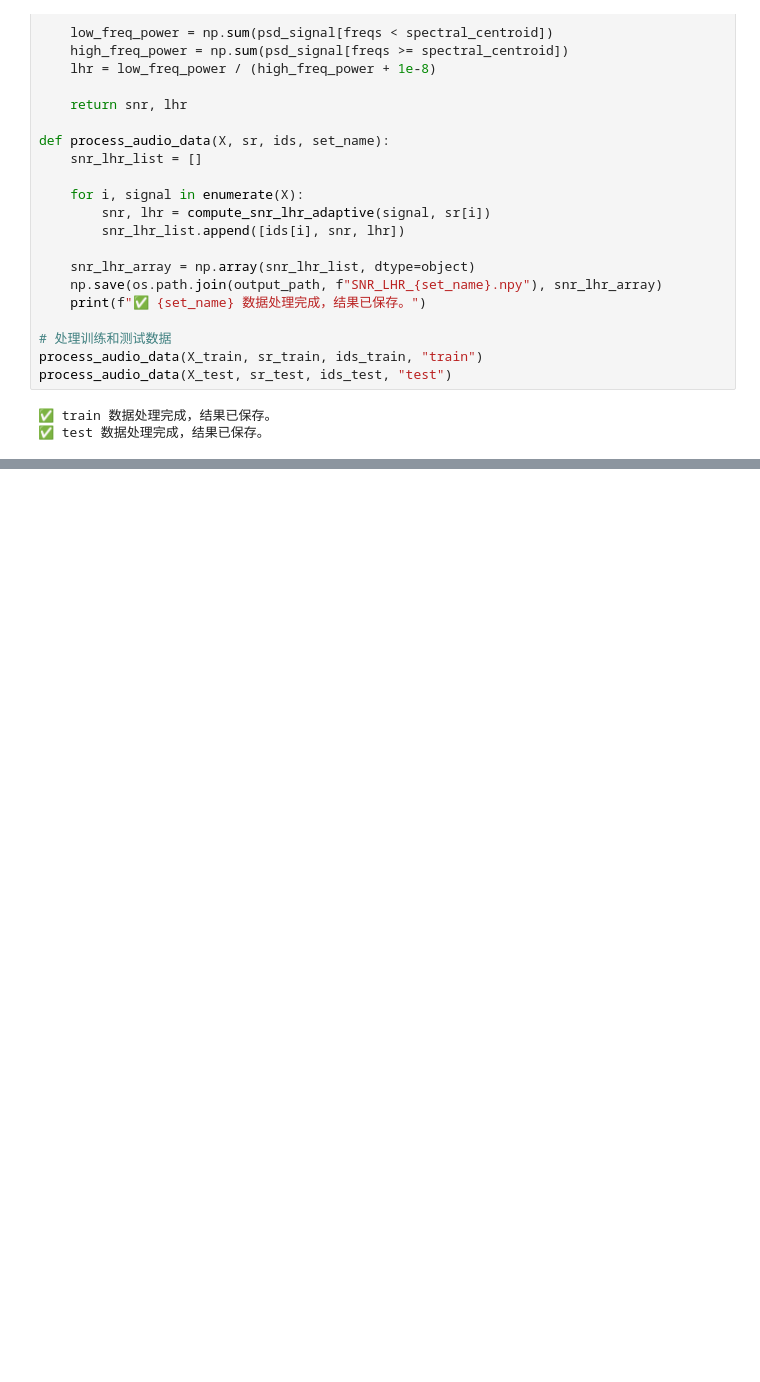
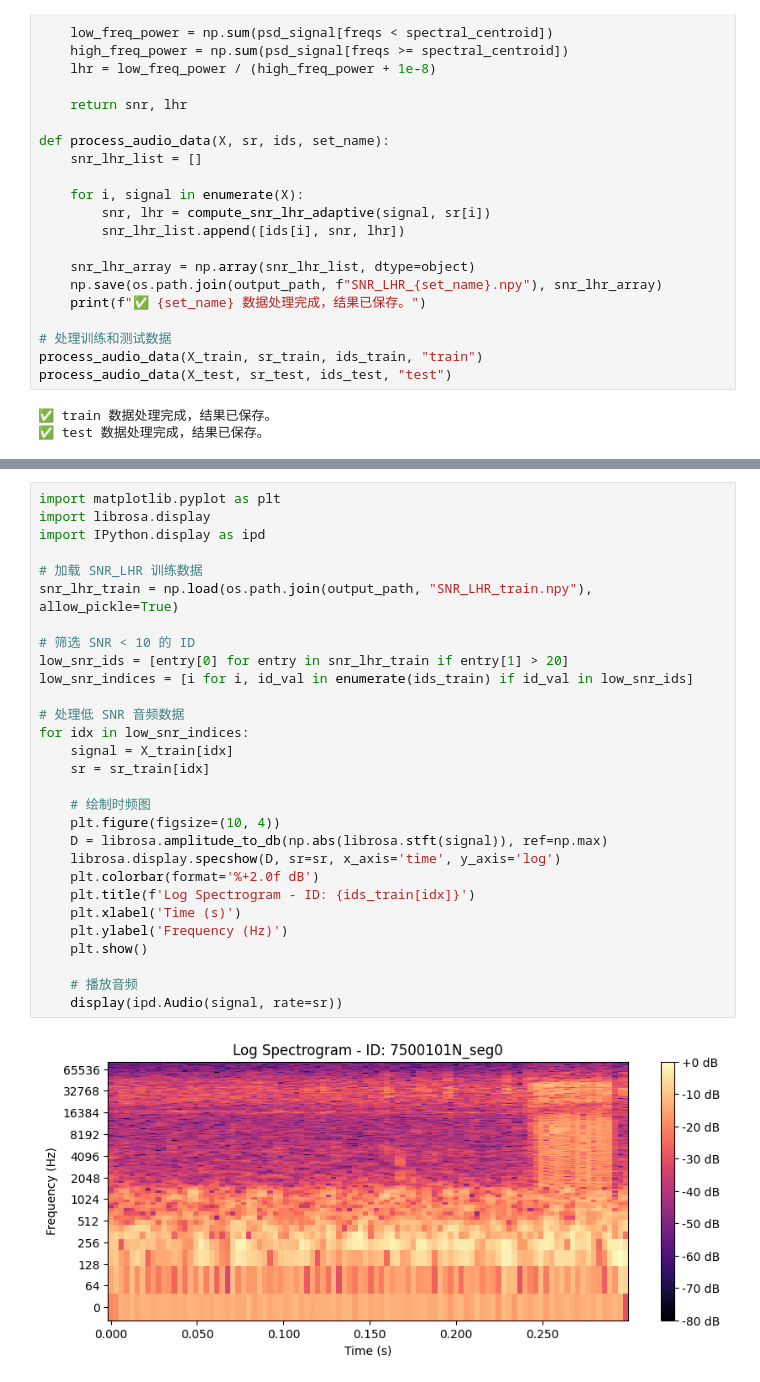
Before and after one commit to Chico1378/Marine-Mammal-Target-Classification, a Jupyter notebook: 04_SNR_LHR/SNR_LHR.ipynb, the cells around one changed output, grey strips where cells are left out. Saved outputs shown, nothing was run; the diff lists cells and outputs as text; blank space fills up the shorter version.

```diff
--- a/04_SNR_LHR/SNR_LHR.ipynb
+++ b/04_SNR_LHR/SNR_LHR.ipynb
@@ -66,3 +84,34 @@ print(X_train_SNR_LHR)
  [np.str_('61072032_seg17') np.float32(15.2527485) np.float32(1.5869788)]
  [np.str_('6107200Z_seg1') np.float32(9.539703) np.float32(1.0238315)]
  [np.str_('59037007_seg10') np.float32(21.410053) np.float32(23.620064)]]
+# %%
+import matplotlib.pyplot as plt
+import librosa.display
+import IPython.display as ipd
+
+# 加载 SNR_LHR 训练数据
+snr_lhr_train = np.load(os.path.join(output_path, "SNR_LHR_train.npy"), allow_pickle=True)
+
+# 筛选 SNR < 10 的 ID
+low_snr_ids = [entry[0] for entry in snr_lhr_train if entry[1] > 20]
+low_snr_indices = [i for i, id_val in enumerate(ids_train) if id_val in low_snr_ids]
+
+# 处理低 SNR 音频数据
+for idx in low_snr_indices:
+    signal = X_train[idx]
+    sr = sr_train[idx]
+
+    # 绘制时频图
+    plt.figure(figsize=(10, 4))
+    D = librosa.amplitude_to_db(np.abs(librosa.stft(signal)), ref=np.max)
+    librosa.display.specshow(D, sr=sr, x_axis='time', y_axis='log')
+    plt.colorbar(format='%+2.0f dB')
+    plt.title(f'Log Spectrogram - ID: {ids_train[idx]}')
+    plt.xlabel('Time (s)')
+    plt.ylabel('Frequency (Hz)')
+    plt.show()
+
+    # 播放音频
+    display(ipd.Audio(signal, rate=sr))
+# %% [output]
+[figure, added]
```
Also changed, not shown: parts of 2 cells of this notebook, 4 other files.
